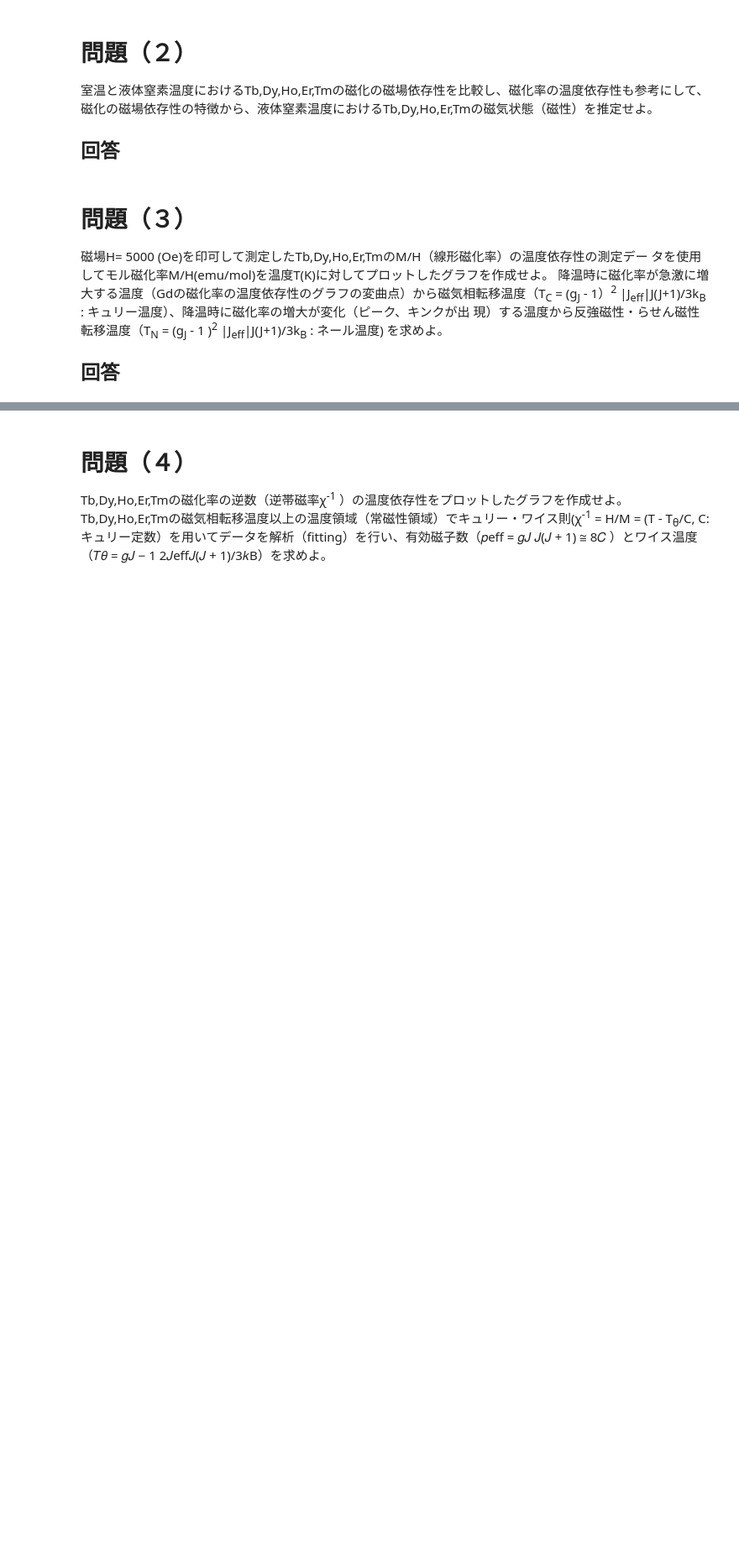
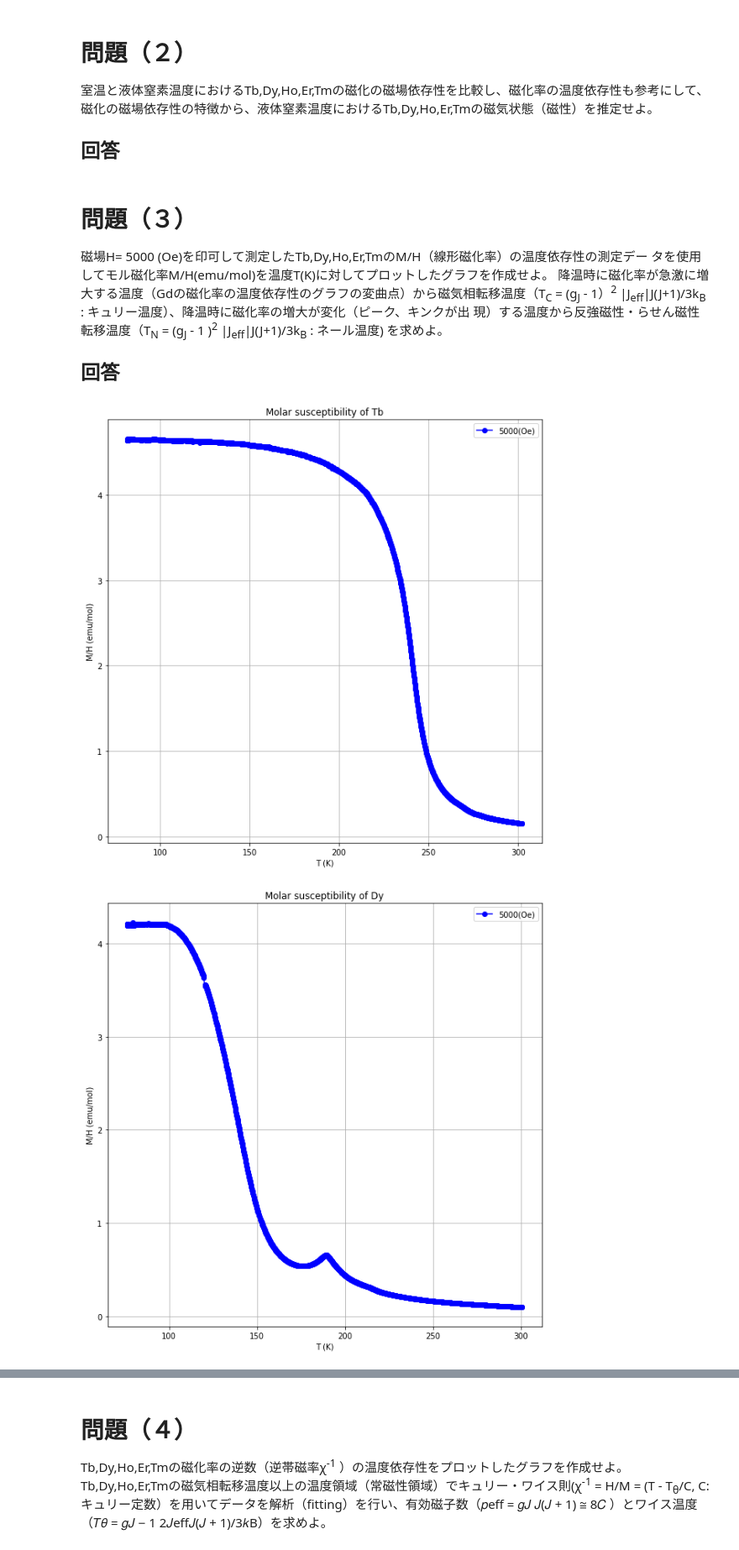
Before and after one commit to flat35hd99/report_magnetical_material, a Jupyter notebook: 20200514magnetical_4.ipynb, the cells around one changed output, grey strips where cells are left out. Shown at 84% size. Drawn from its saved outputs; the diff is of its cells as text; code cells hidden in the pictures; blank space fills up the shorter version.

```diff
--- a/20200514magnetical_4.ipynb
+++ b/20200514magnetical_4.ipynb
@@ -141,3 +217,12 @@ min = -571.0612007889907
 降温時に磁化率が急激に増大する温度（Gdの磁化率の温度依存性のグラフの変曲点）から磁気相転移温度（T<sub>C</sub> = (g<sub>J</sub> - 1）<sup>2</sup> |J<sub>eff</sub>|J(J+1)/3k<sub>B</sub> : キュリー温度）、降温時に磁化率の増大が変化（ピーク、キンクが出
 現）する温度から反強磁性・らせん磁性転移温度（T<sub>N</sub> = (g<sub>J</sub> - 1 )<sup>2</sup> |J<sub>eff</sub>|J(J+1)/3k<sub>B</sub> : ネール温度) を求めよ。
 ## 回答
+# %%
+Tb.draw_susceptibility()
+Dy.draw_susceptibility()
+Ho.draw_susceptibility()
+Er.draw_susceptibility()
+Tm.draw_susceptibility()
+# %% [output]
+[figure, added]
+[figure, added]
```
Also changed, not shown: parts of 8 cells of this notebook.
